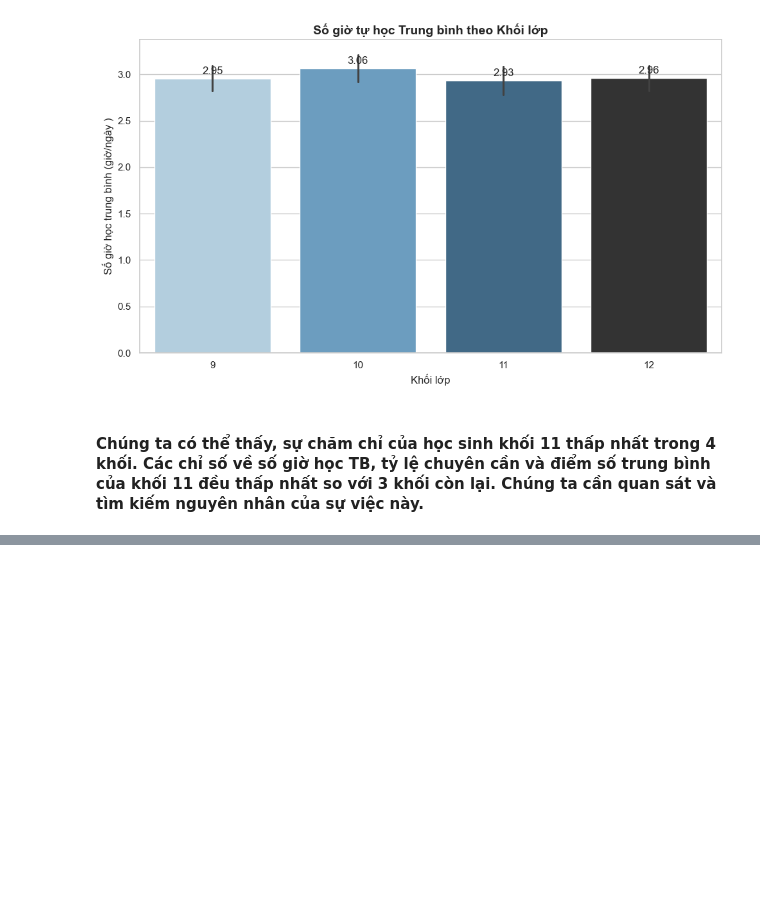
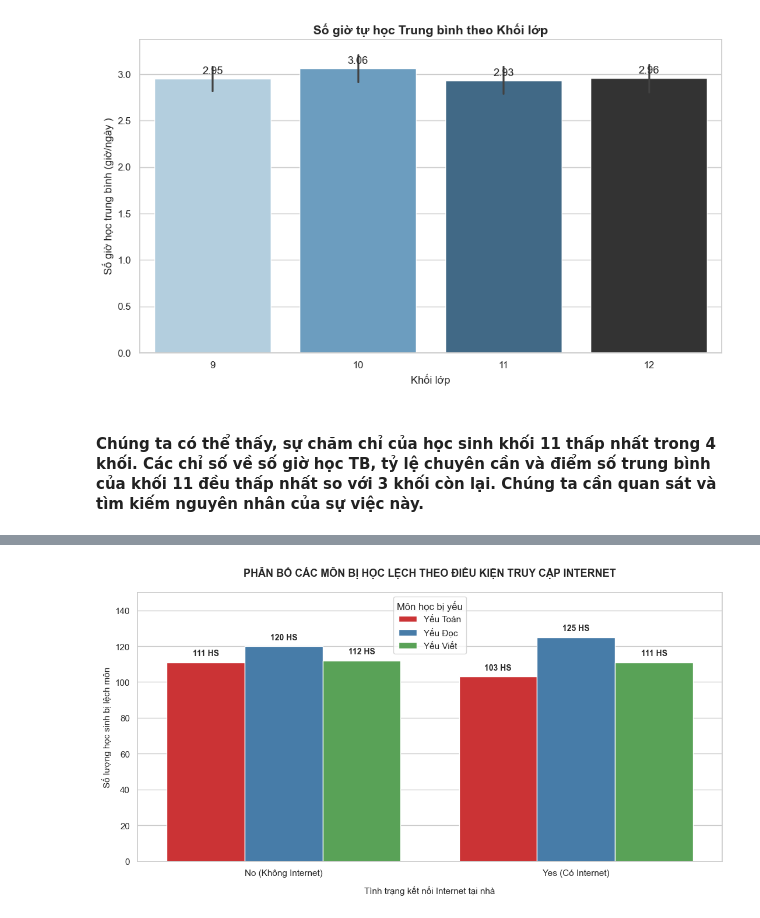
Before and after one commit to EnbacMig21/duan_datahsinh, a Jupyter notebook: phan_tich_data.ipynb, the cells around one changed output, grey strips where cells are left out. Drawn from its saved outputs; the diff is of its cells as text; code cells hidden in the pictures; blank space fills up the shorter version.

```diff
--- a/phan_tich_data.ipynb
+++ b/phan_tich_data.ipynb
@@ -982,0 +1065,79 @@ Passing `palette` without assigning `hue` is deprecated and will be removed in v
+# %%
+import pandas as pd
+import matplotlib.pyplot as plt
+import seaborn as sns
+
+# 1. Đọc dữ liệu từ file
+df = pd.read_csv('student_info_updated.csv')
+
+# 2. Tính toán các chỉ số cốt lõi và xác định môn bị yếu (< 30% tổng điểm)
+df['total_score'] = df['math_score'] + df['reading_score'] + df['writing_score']
+df['math_low'] = df['math_score'] < (0.3 * df['total_score'])
+df['reading_low'] = df['reading_score'] < (0.3 * df['total_score'])
+df['writing_low'] = df['writing_score'] < (0.3 * df['total_score'])
+
+# Đếm tổng số môn lệch của mỗi học sinh
+df['num_low_subjects'] = df['math_low'].astype(int) + df['reading_low'].astype(int) + df['writing_low'].astype(int)
+
+# 3. Lọc riêng nhóm học sinh bị "Lệch đơn" (num_low_subjects == 1)
+df_lech_don = df[df['num_low_subjects'] == 1].copy()
+
+# 4. Đồng bộ hóa nhãn Internet từ số (1, 0) sang chữ (Yes, No)
+mapping_internet = {
+    1: 'Yes (Có Internet)',
+    0: 'No (Không Internet)',
+    '1': 'Yes (Có Internet)',
+    '0': 'No (Không Internet)'
+}
+df_lech_don['internet_label'] = df_lech_don['internet_access'].map(mapping_internet)
+df_lech_don['internet_label'] = df_lech_don['internet_label'].fillna(df_lech_don['internet_access'])
+
+# 5. Gom nhóm theo Tình trạng Internet và đếm số lượng học sinh bị thọt của từng môn
+internet_summary = df_lech_don.groupby('internet_label')[['math_low', 'reading_low', 'writing_low']].sum().reset_index()
+
+# Chuyển bảng sang dạng "Long format" để đưa cả 3 môn vào 1 biểu đồ duy nhất
+df_melted = pd.melt(internet_summary,
+                    id_vars=['internet_label'],
+                    value_vars=['math_low', 'reading_low', 'writing_low'],
+                    var_name='Môn bị yếu',
+                    value_name='Số lượng học sinh')
+
+# Đổi tên nhãn môn học sang tiếng Việt cho trực quan
+mapping_mon = {
+    'math_low': 'Yếu Toán',
+    'reading_low': 'Yếu Đọc',
+    'writing_low': 'Yếu Viết'
+}
+df_melted['Môn bị yếu'] = df_melted['Môn bị yếu'].map(mapping_mon)
+
+# In kết quả số cụ thể ra màn hình để đối chiếu số liệu
+print("--- KẾT QUẢ SỐ CỤ THỂ: SỐ LƯỢNG HỌC LỆCH MÔN THEO INTERNET ---")
+print(df_melted.to_string(index=False))
+
+# ==========================================================
+# 6. TRỰC QUAN HÓA (Vẽ biểu đồ cột nhóm chứa cả 3 môn)
+# ==========================================================
+plt.figure(figsize=(11, 6))
+sns.set_style("whitegrid")
+
+# Vẽ biểu đồ cột nhóm, gom cụm theo Tình trạng Internet, các cột màu đại diện cho 3 môn
+ax = sns.barplot(x='internet_label', y='Số lượng học sinh', hue='Môn bị yếu', data=df_melted, palette='Set1')
+
+plt.title('PHÂN BỐ CÁC MÔN BỊ HỌC LỆCH THEO ĐIỀU KIỆN TRUY CẬP INTERNET', fontsize=13, fontweight='bold', pad=20)
+plt.xlabel('Tình trạng kết nối Internet tại nhà', fontsize=11, labelpad=10)
+plt.ylabel('Số lượng học sinh bị lệch môn', fontsize=11)
+plt.ylim(0, df_melted['Số lượng học sinh'].max() * 1.2) # Tạo không gian hiển thị số trên đầu cột
+plt.legend(title='Môn học bị yếu')
+
+# Ghi số lượng học sinh cụ thể lên đầu từng cột
+for p in ax.patches:
+    if p.get_height() > 0:
+        ax.annotate(f'{int(p.get_height())} HS',
+                    (p.get_x() + p.get_width() / 2., p.get_height()),
+                    ha='center', va='bottom',
+                    xytext=(0, 6), textcoords='offset points',
+                    fontsize=10, fontweight='bold')
+
+plt.tight_layout()
+plt.show()
+# %% [output]
@@ -982,0 +1152 @@ Passing `palette` without assigning `hue` is deprecated and will be removed in v
+[figure, added]
```
Also changed, not shown: parts of 21 cells of this notebook.
